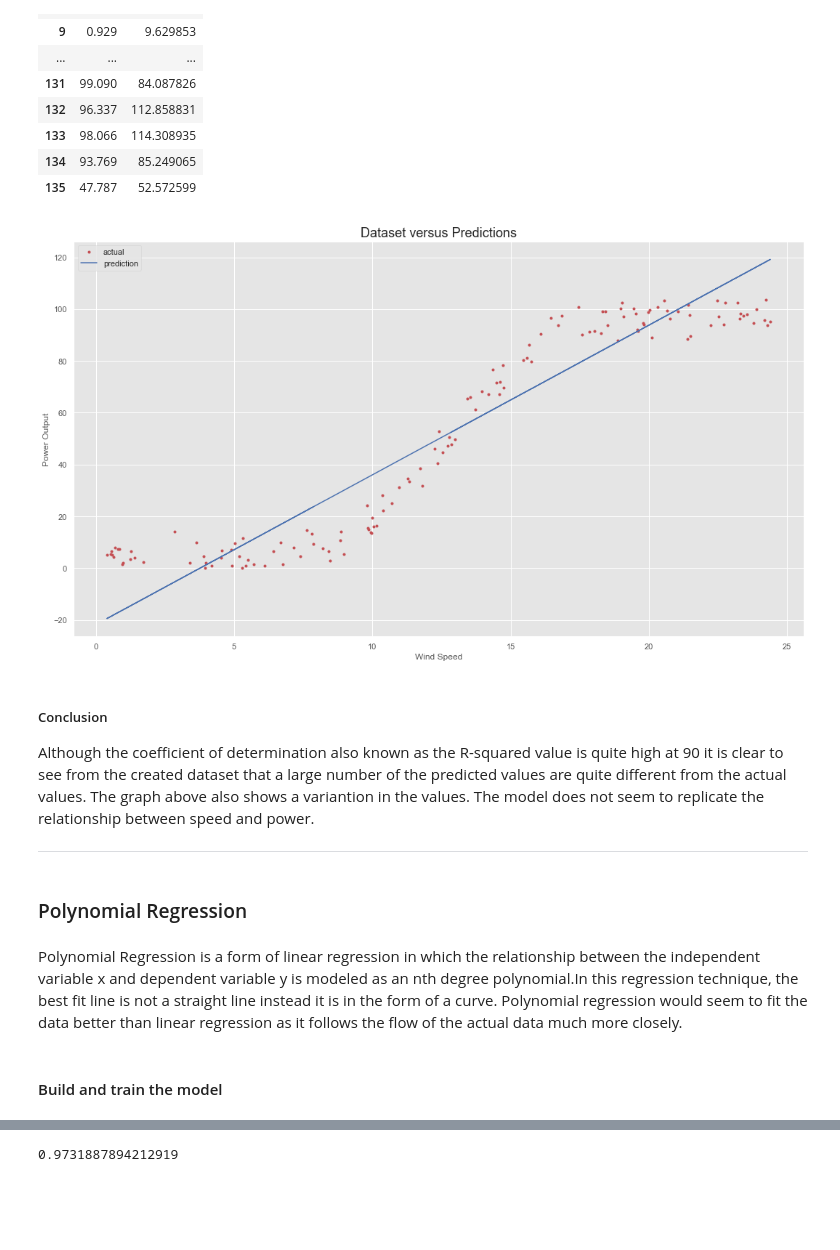
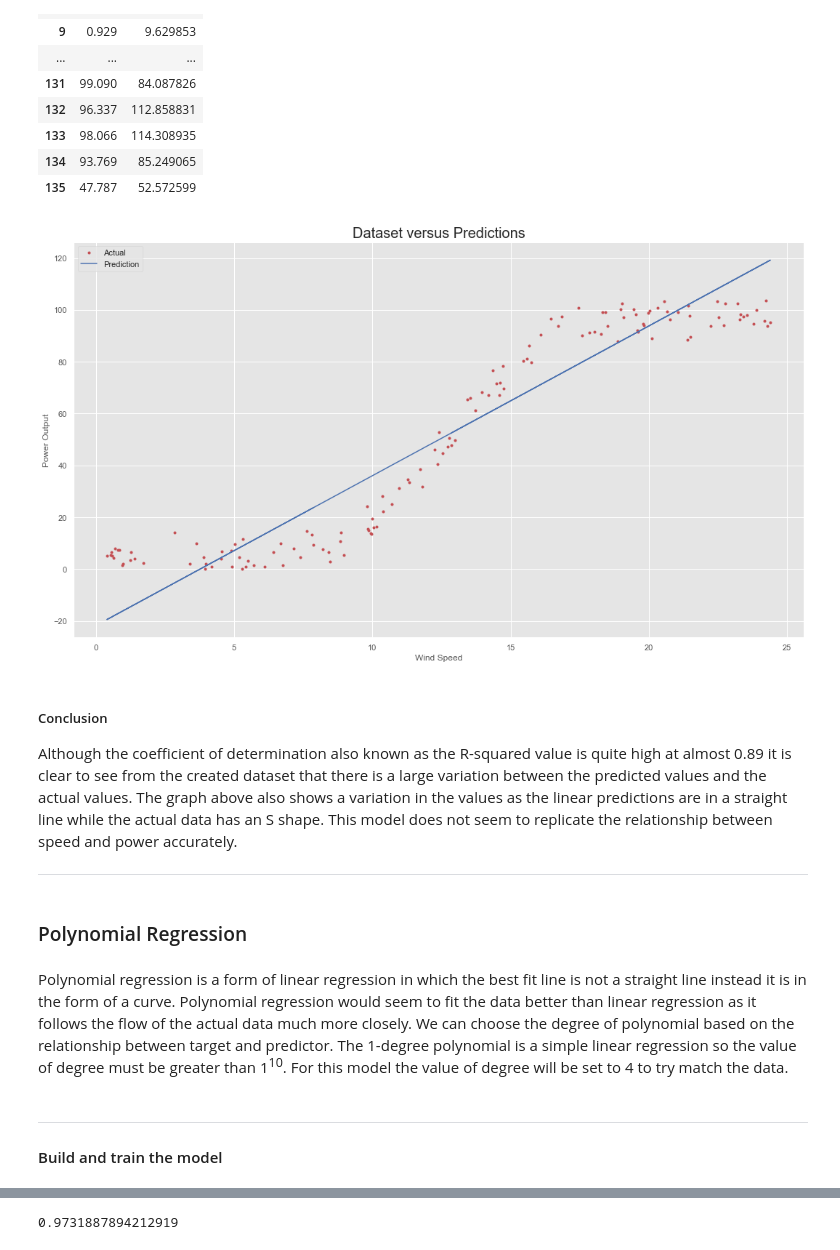
Before and after one commit to dconn20/MachineLearning.Project, a Jupyter notebook: Machine Learning & Statistics Project 2020.ipynb, the cells around one changed output, grey strips where cells are left out. Saved outputs shown, nothing was run; the diff lists cells and outputs as text; code cells hidden in the pictures; blank space fills up the shorter version.

```diff
--- a/Machine Learning & Statistics Project 2020.ipynb
+++ b/Machine Learning & Statistics Project 2020.ipynb
@@ -308,19 +319,19 @@ testdata
 | 134 | 93.769 | 85.249065 |
 | 135 | 47.787 | 52.572599 |
 # %%
-# Plot predictions against the data
-plt.plot(x_test, y_test, 'r.', label='actual')
-plt.plot(x_test, lin_pred, 'b-', label='prediction')
-plt.title("Dataset versus Predictions", fontsize = 18)
+# Plot predictions against the data [9]
+plt.plot(x_test, y_test, 'r.', label='Actual')
+plt.plot(x_test, lin_pred, 'b-', label='Prediction')
+plt.title("Dataset versus Predictions", fontsize = 20)
 plt.xlabel("Wind Speed")
 plt.ylabel("Power Output")
 plt.legend();
 # %% [output]
-[figure, old version]
+[figure, new version]
 # %% [markdown]
 ##### Conclusion
 
-Although the coefficient of determination also known as the R-squared value is quite high at 90 it is clear to see from the created dataset that a large number of the predicted values are quite different from the actual values. The graph above also shows a variantion in the values. The model does not seem to replicate the relationship between speed and power.
+Although the coefficient of determination also known as the R-squared value is quite high at almost 0.89 it is clear to see from the created dataset that there is a large variation between the predicted values and the actual values. The graph above also shows a variation in the values as the linear predictions are in a straight line while the actual data has an S shape. This model does not seem to replicate the relationship between speed and power accurately.
 
 
 
@@ -328,7 +339,9 @@ Although the coefficient of determination also known as the R-squared value is q
 # %% [markdown]
 ### Polynomial Regression
 # %% [markdown]
-Polynomial Regression is a form of linear regression in which the relationship between the independent variable x and dependent variable y is modeled as an nth degree polynomial.In this regression technique, the best fit line is not a straight line instead it is in the form of a curve. Polynomial regression would seem to fit the data better than linear regression as it follows the flow of the actual data much more closely.
+Polynomial regression is a form of linear regression in which the best fit line is not a straight line instead it is in the form of a curve. Polynomial regression would seem to fit the data better than linear regression as it follows the flow of the actual data much more closely. We can choose the degree of polynomial based on the relationship between target and predictor. The 1-degree polynomial is a simple linear regression so the value of degree must be greater than 1<sup>10</sup>. For this model the value of degree will be set to 4 to try match the data.
 # %% [markdown]
+***********************************************
+
 #### Build and train the model
 # %%
```
Also changed, not shown: parts of 56 cells of this notebook, 3 other files.
